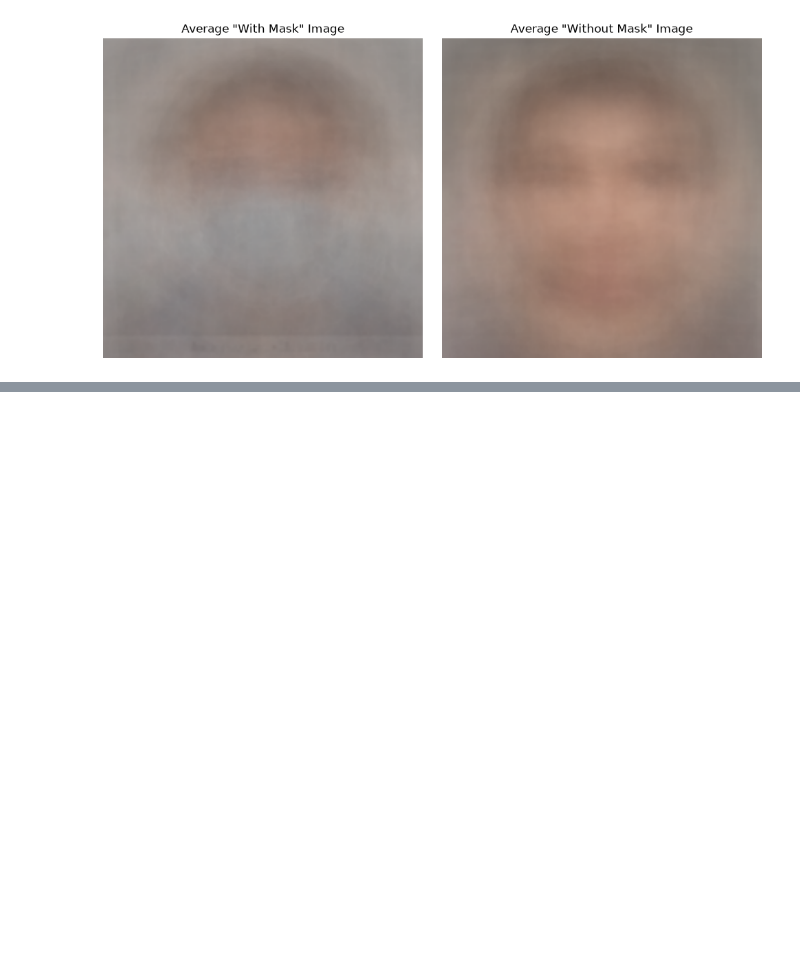
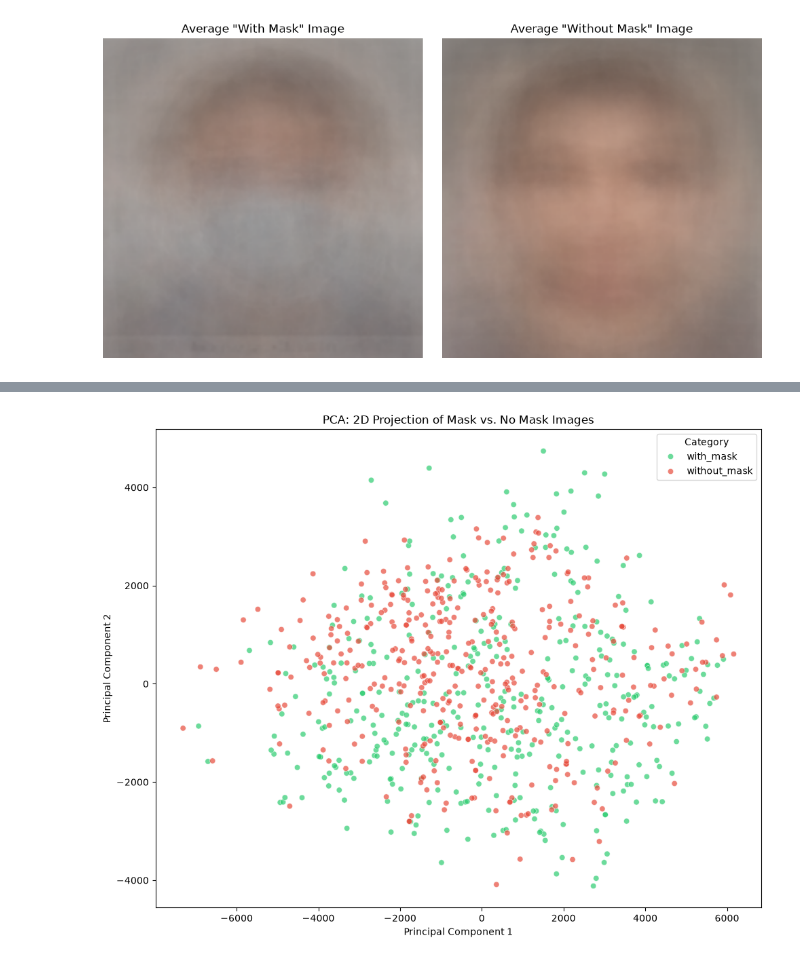
Before and after one commit to umandathathsarani/Face-Mask-Detector, a Jupyter notebook: notebooks/00_eda_visualization.ipynb, the cells around one changed output, grey strips where cells are left out. Saved outputs shown, nothing was run; the diff lists cells and outputs as text; code cells hidden in the pictures; blank space fills up the shorter version.

```diff
--- a/notebooks/00_eda_visualization.ipynb
+++ b/notebooks/00_eda_visualization.ipynb
@@ -197,0 +242,47 @@ plt.show()
+# %%
+from sklearn.decomposition import PCA
+
+# We will use a smaller sample so we don't crash our memory
+pca_sample_size = 400
+flat_images = []
+labels = []
+
+for category in categories:
+    folder_path = os.path.join(data_dir, category)
+    image_files = random.sample(os.listdir(folder_path), pca_sample_size)
+
+    for img_name in image_files:
+        img_path = os.path.join(folder_path, img_name)
+        try:
+            with Image.open(img_path) as img:
+                # Resize extremely small to make PCA computationally feasible
+                img = img.resize((64, 64)).convert('L') # Convert to grayscale
+                img_array = np.array(img).flatten() # Flatten to 1D array (4096 pixels)
+                flat_images.append(img_array)
+                labels.append(category)
+        except:
+            continue
+
+# Stack the arrays
+X = np.vstack(flat_images)
+
+# Perform PCA
+pca = PCA(n_components=2)
+X_pca = pca.fit_transform(X)
+
+# Create a DataFrame for plotting
+pca_df = pd.DataFrame({
+    'Principal Component 1': X_pca[:, 0],
+    'Principal Component 2': X_pca[:, 1],
+    'Category': labels
+})
+
+# Plot the clusters
+plt.figure(figsize=(10, 8))
+sns.scatterplot(data=pca_df, x='Principal Component 1', y='Principal Component 2',
+                hue='Category', alpha=0.7, palette=['#2ecc71', '#e74c3c'])
+plt.title('PCA: 2D Projection of Mask vs. No Mask Images')
+plt.tight_layout()
+plt.show()
+# %% [output]
+[figure, added]
```
Also changed, not shown: parts of 3 cells of this notebook.
